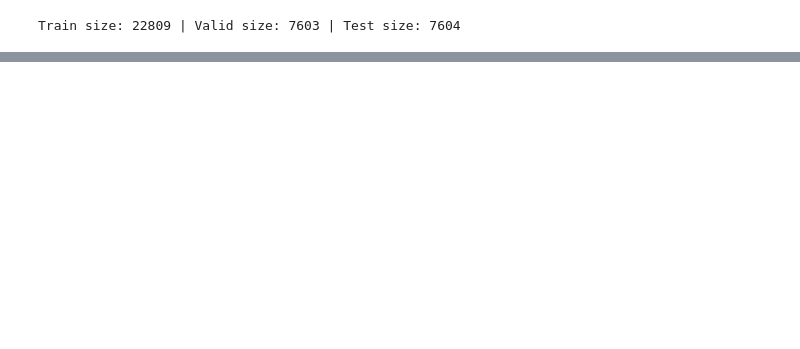
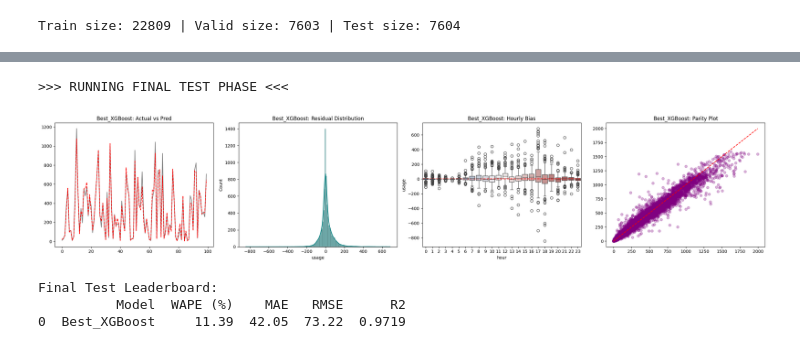
Before and after one commit to QuachGHuy/bike-sharing-demand-forecast, a Jupyter notebook: notebook/modeling.ipynb, the cells around one changed output, grey strips where cells are left out. Saved outputs shown, nothing was run; the diff lists cells and outputs as text; code cells hidden in the pictures; blank space fills up the shorter version.

Commit message:
modeling: add validation step

```diff
--- a/notebook/modeling.ipynb
+++ b/notebook/modeling.ipynb
@@ -211,0 +184,20 @@ Processing model: XGBoost...
+# %%
+# --- STEP 4: PHASE 2 - FINAL TEST ---
+# Once you are satisfied with your tuning, run this final block ONCE.
+# Optionally, you can retrain the best model on (Train + Valid) for the final test.
+final_models = {
+    "Best_XGBoost": XGBRegressor(n_estimators=100, learning_rate=0.05, n_jobs=-1, random_state=42)
+}
+
+df_test_results, best_pipeline = evaluate_and_plot(
+    final_models, X_train, y_train, X_test, y_test,
+    feature_processing_pipeline, stage_name="Final Test"
+)
+print("\nFinal Test Leaderboard:")
+print(df_test_results)
+# %% [output]
+>>> RUNNING FINAL TEST PHASE <<<
+[figure, added]
+Final Test Leaderboard:
+          Model  WAPE (%)    MAE   RMSE      R2
+0  Best_XGBoost     11.39  42.05  73.22  0.9719
```
Also changed, not shown: parts of 2 cells of this notebook.
